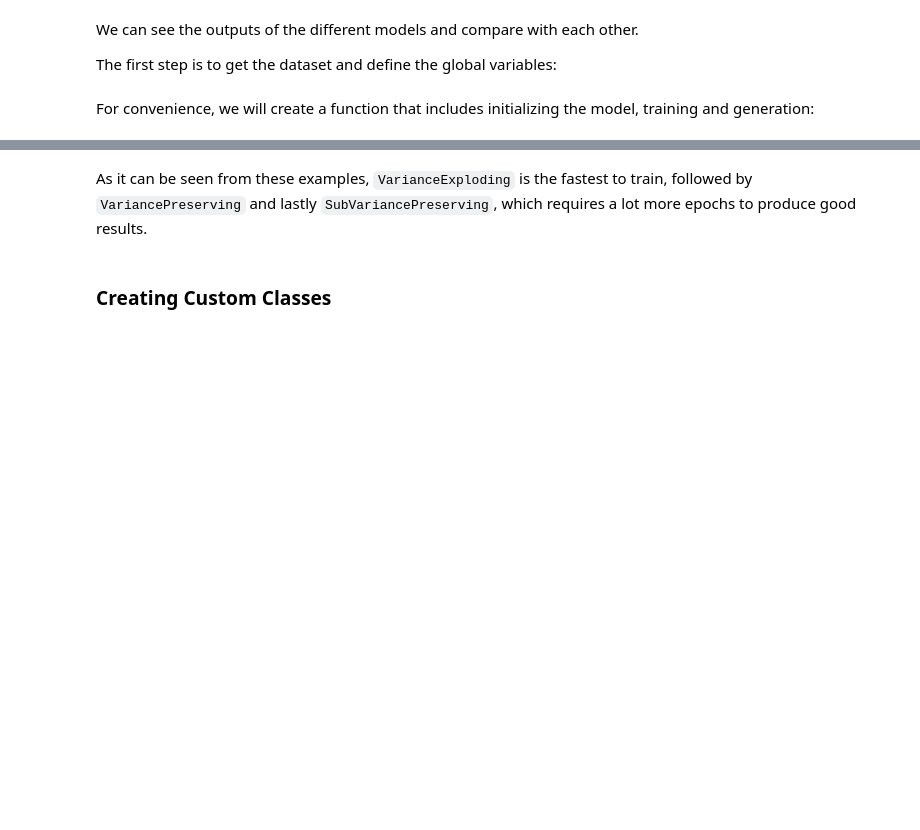
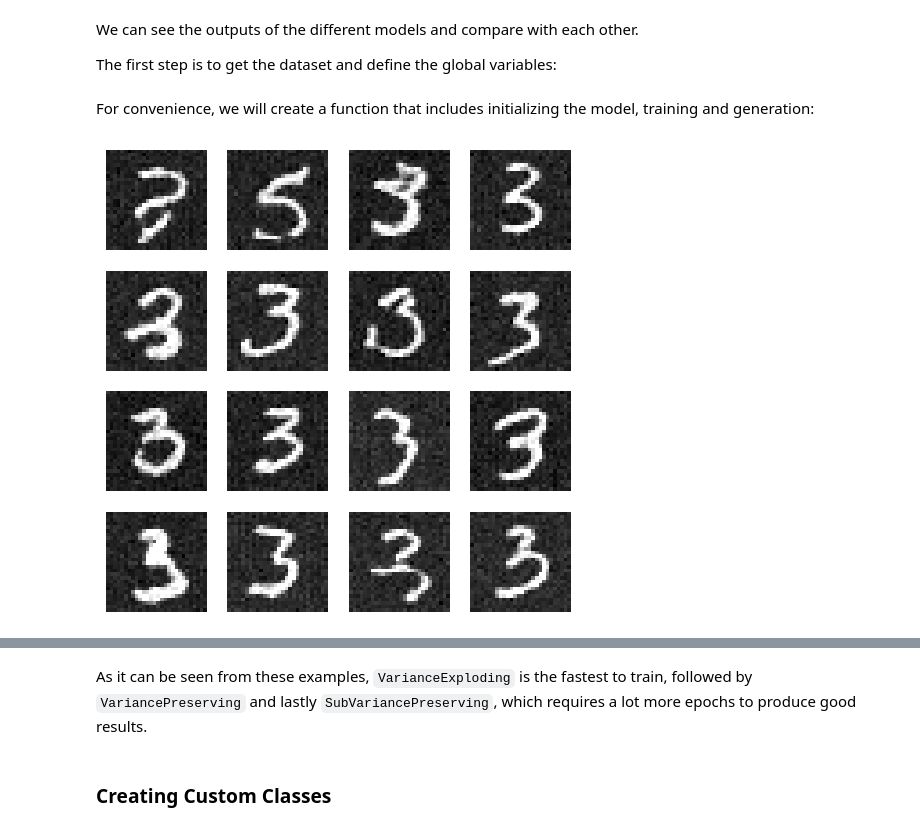
Before and after one commit to HectorTablero/image-gen, a Jupyter notebook: examples/diffusers.ipynb, the cells around one changed output, grey strips where cells are left out. Drawn from its saved outputs; the diff is of its cells as text; code cells hidden in the pictures; blank space fills up the shorter version.

```diff
--- a/examples/diffusers.ipynb
+++ b/examples/diffusers.ipynb
@@ -86,7 +86,9 @@ def diffusion_demo(diffusion_type, num_samples=16, **kwargs):
     samples = model.generate(num_samples, **kwargs)
     display_images(samples)
 # %%
-# diffusion_demo(VarianceExploding, num_samples=16, seed=seed)
+diffusion_demo(VarianceExploding, num_samples=16, seed=seed)
+# %% [output]
+[figure, added]
 # %%
 diffusion_demo(VariancePreserving, num_samples=16, seed=seed)
 # %% [output]
```
Also changed, not shown: parts of 5 cells of this notebook, 5 other files.
